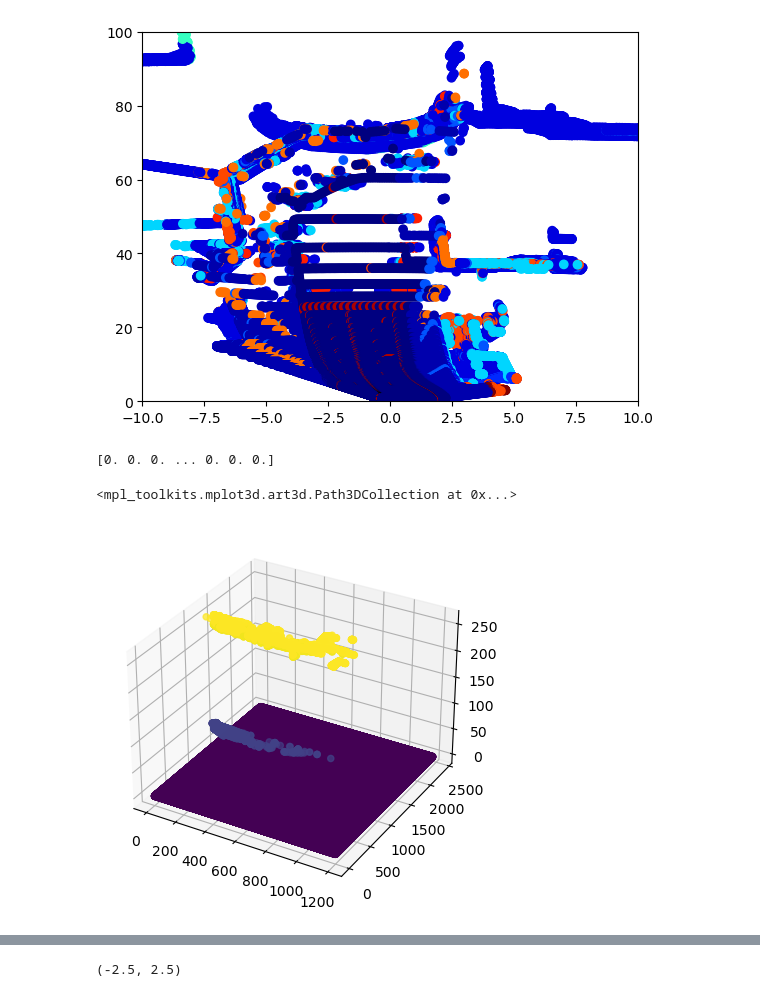
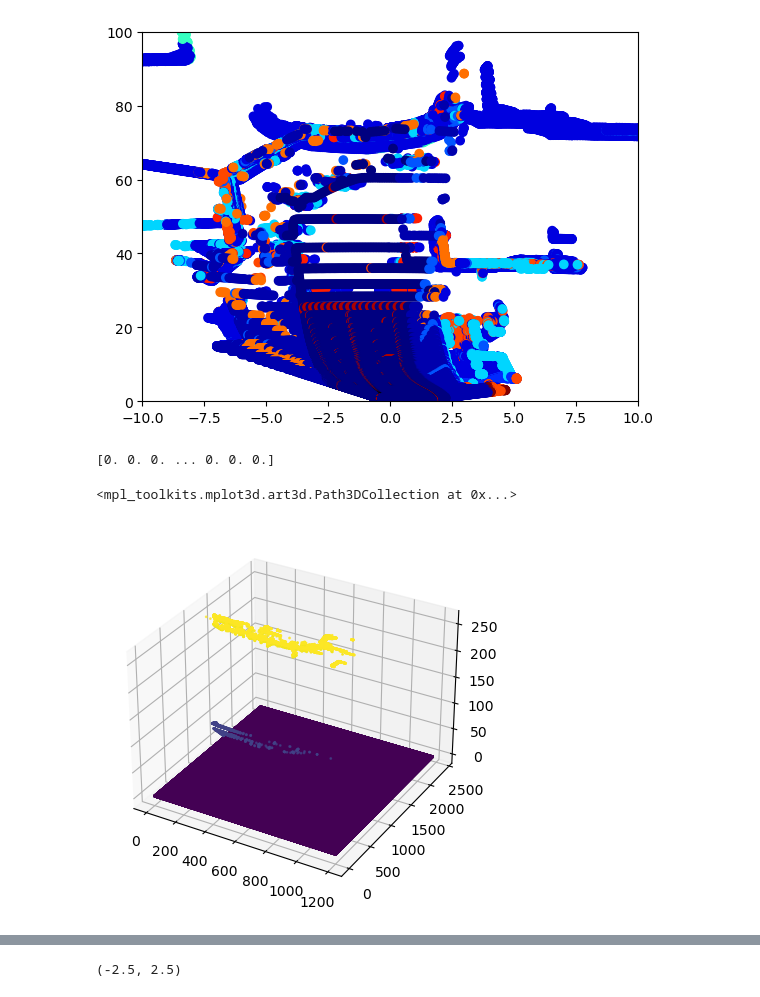
Before and after one commit to Marijn-dev/AI-for-priority-vehicles, a Jupyter notebook: PicToMap.ipynb, the cells around one changed output, grey strips where cells are left out. Drawn from its saved outputs; the diff is of its cells as text; code cells hidden in the pictures.

```diff
--- a/PicToMap.ipynb
+++ b/PicToMap.ipynb
@@ -126,10 +126,11 @@ cell_size=0.1
 costmap=np.zeros([int(map_width/cell_size),int(map_height/cell_size)])
 
 #Cut out the usefull data we make it a 120m by 120m cube infront of the car
-condition=((x>120) | (x<-120) |  (z<0) | (z>120))
+condition=((x>60) | (x<-60) | (z<0) | (z>120))
 x[condition] = 0
 y[condition] = 0
 z[condition] = 0
+print()
 
 labels=segment_data[:,:,0]
 
@@ -154,10 +155,10 @@ cost_map = m2g.map3grid(costmap, x, z, labels, map_width, map_height, cell_size)
 # %%
 print(cost_map[3])
 fig=plt.figure()
 ax=fig.add_subplot(projection='3d')
 x_cost,y_cost=np.meshgrid(np.arange(len(cost_map[:,0])),np.arange(len(cost_map[0,:])))
-ax.scatter(x_cost,y_cost,cost_map.flatten(),c=cost_map.flatten())
+ax.scatter(x_cost,y_cost,cost_map.flatten(),c=cost_map.flatten(),s=1)
 # %% [output]
 [0. 0. 0. ... 0. 0. 0.]
 <mpl_toolkits.mplot3d.art3d.Path3DCollection at 0x...>
-[figure, old version]
+[figure, new version]
```
Also changed, not shown: parts of 3 cells of this notebook, 1 other file.
